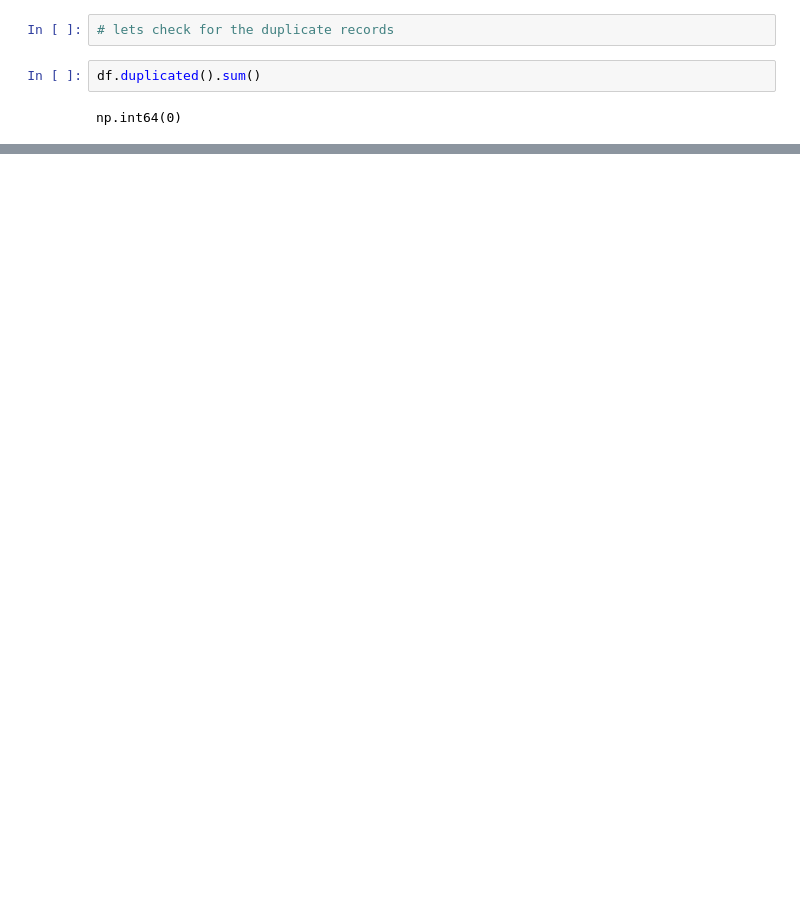
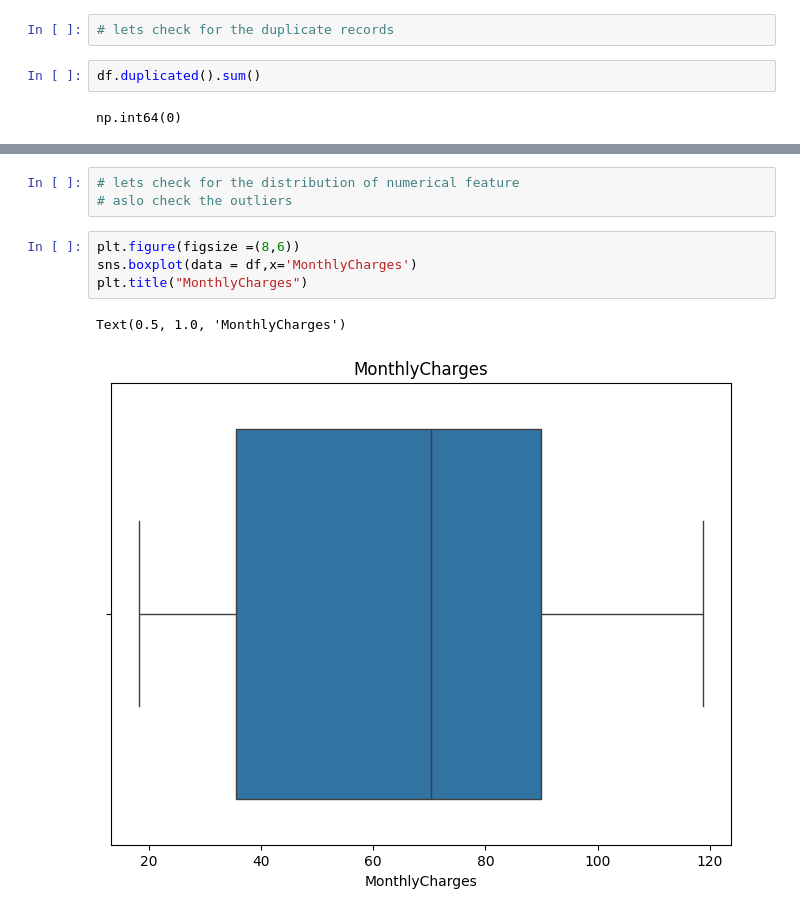
Before and after one commit to mrpradip098-hue/data-analyst-notes, a Jupyter notebook: Python/Telecom_Churn_Prediction.ipynb, the cells around one changed output, grey strips where cells are left out. Saved outputs shown, nothing was run; the diff lists cells and outputs as text; blank space fills up the shorter version.

```diff
--- a/Python/Telecom_Churn_Prediction.ipynb
+++ b/Python/Telecom_Churn_Prediction.ipynb
@@ -151,0 +193,10 @@ np.int64(0)
+# %%
+# lets check for the distribution of numerical feature
+# aslo check the outliers
+# %%
+plt.figure(figsize =(8,6))
+sns.boxplot(data = df,x='MonthlyCharges')
+plt.title("MonthlyCharges")
+# %% [output]
+Text(0.5, 1.0, 'MonthlyCharges')
+[figure, added]
```
Also changed, not shown: parts of 26 cells of this notebook.
